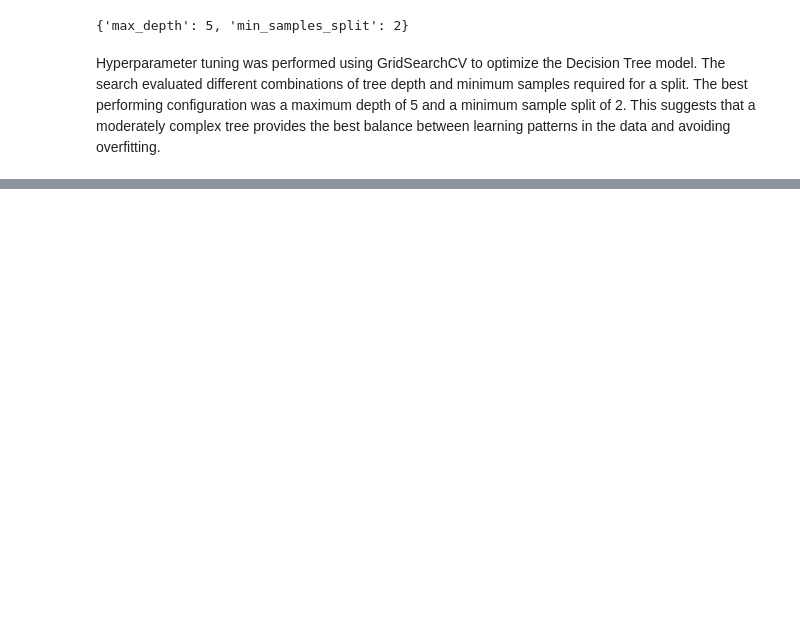
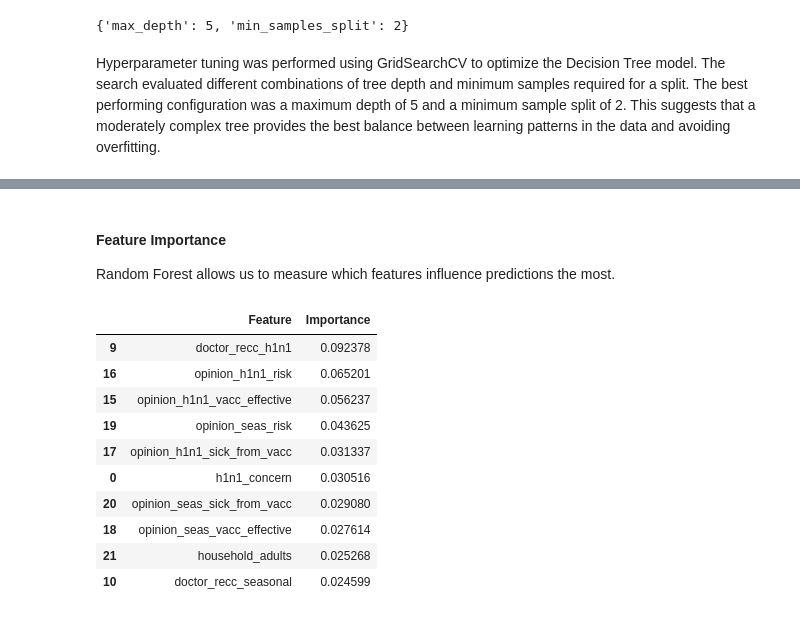
Before and after one commit to michelleotieno12-netizen/h1n1-flu-vaccine-prediction, a Jupyter notebook: notebooks/project_notebook.ipynb, the cells around one changed output, grey strips where cells are left out. Cells and saved outputs as stored; diff of their text form; code cells hidden in the pictures; blank space fills up the shorter version.

```diff
--- a/notebooks/project_notebook.ipynb
+++ b/notebooks/project_notebook.ipynb
@@ -464,0 +509,25 @@ Hyperparameter tuning was performed using GridSearchCV to optimize the Decision
+# %% [markdown]
+#### Feature Importance
+
+Random Forest allows us to measure which features influence predictions the most.
+# %%
+importance = pd.DataFrame({
+    "Feature": X_train.columns,
+    "Importance": rf.feature_importances_
+})
+
+importance = importance.sort_values(by="Importance", ascending=False)
+
+importance.head(10)
+# %% [output]
+|  | Feature | Importance |
+| 9 | doctor_recc_h1n1 | 0.092378 |
+| 16 | opinion_h1n1_risk | 0.065201 |
+| 15 | opinion_h1n1_vacc_effective | 0.056237 |
+| 19 | opinion_seas_risk | 0.043625 |
+| 17 | opinion_h1n1_sick_from_vacc | 0.031337 |
+| 0 | h1n1_concern | 0.030516 |
+| 20 | opinion_seas_sick_from_vacc | 0.029080 |
+| 18 | opinion_seas_vacc_effective | 0.027614 |
+| 21 | household_adults | 0.025268 |
+| 10 | doctor_recc_seasonal | 0.024599 |
```
Also changed, not shown: parts of 34 cells of this notebook.
